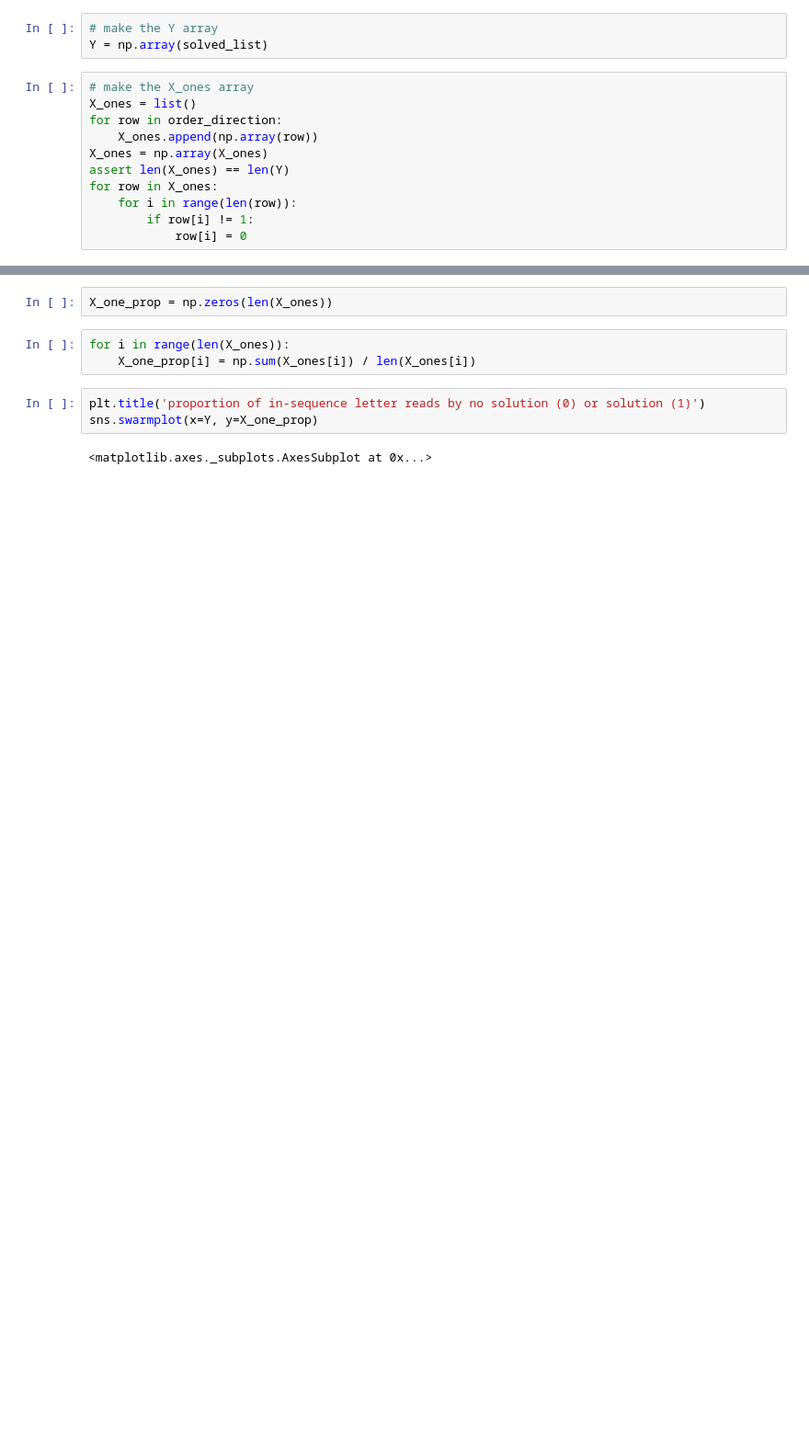
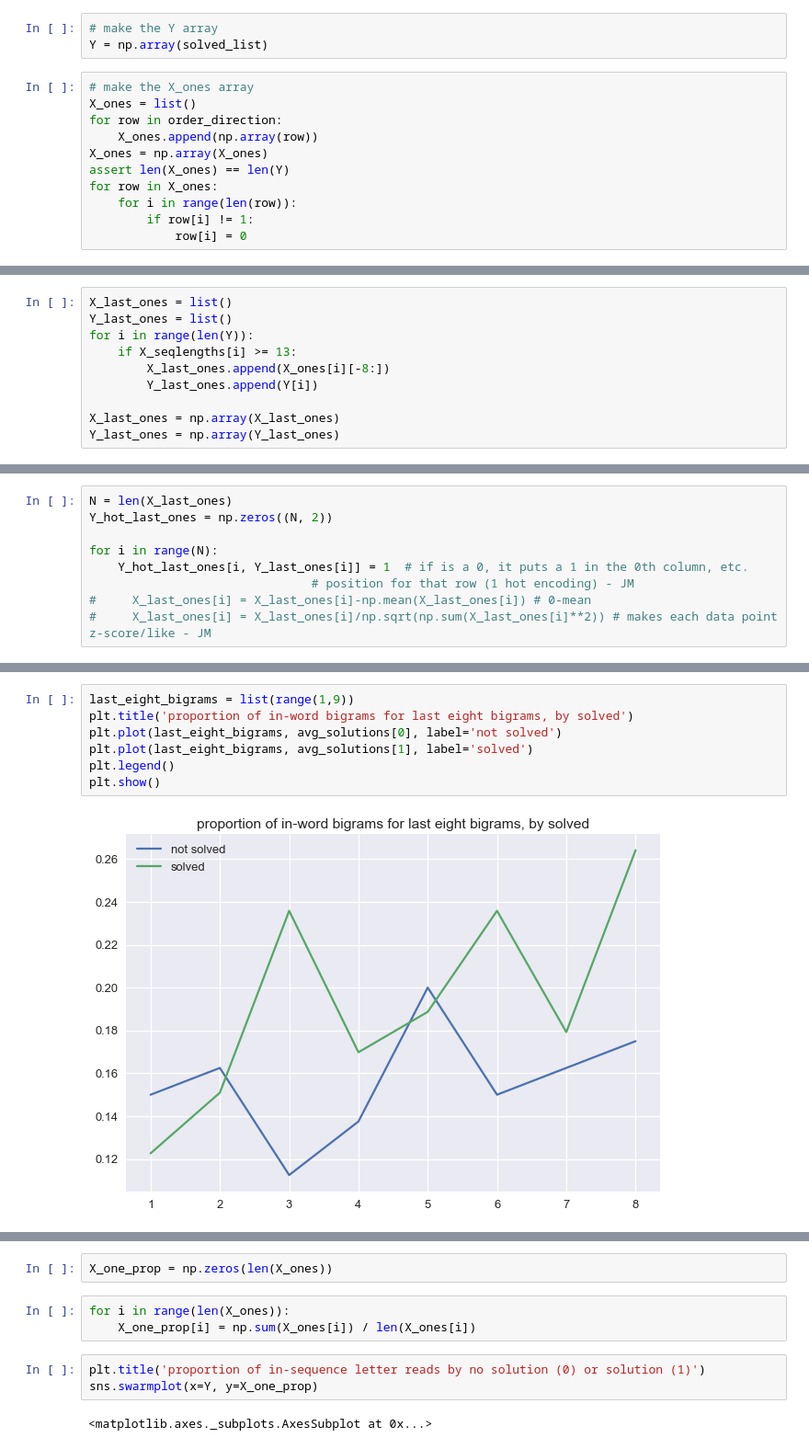
Before and after one commit to jessebmurray/eyetracking, a Jupyter notebook: par_data_total.ipynb, the cells around one changed output, grey strips where cells are left out. Shown at 92% size. Cells and saved outputs as stored; diff of their text form; blank space fills up the shorter version.

```diff
--- a/par_data_total.ipynb
+++ b/par_data_total.ipynb
@@ -814,0 +897,10 @@ for i in range(len(possible_bigram_counts_for_words)):
+# %%
+X_last_ones = list()
+Y_last_ones = list()
+for i in range(len(Y)):
+    if X_seqlengths[i] >= 13:
+        X_last_ones.append(X_ones[i][-8:])
+        Y_last_ones.append(Y[i])
+
+X_last_ones = np.array(X_last_ones)
+Y_last_ones = np.array(Y_last_ones)
@@ -814,0 +910,9 @@ for i in range(len(possible_bigram_counts_for_words)):
+# %%
+N = len(X_last_ones)
+Y_hot_last_ones = np.zeros((N, 2))
+
+for i in range(N):
+    Y_hot_last_ones[i, Y_last_ones[i]] = 1  # if is a 0, it puts a 1 in the 0th column, etc.
+                               # position for that row (1 hot encoding) - JM
+#     X_last_ones[i] = X_last_ones[i]-np.mean(X_last_ones[i]) # 0-mean
+#     X_last_ones[i] = X_last_ones[i]/np.sqrt(np.sum(X_last_ones[i]**2)) # makes each data point z-score/like - JM
@@ -814,0 +1017,9 @@ for i in range(len(possible_bigram_counts_for_words)):
+# %%
+last_eight_bigrams = list(range(1,9))
+plt.title('proportion of in-word bigrams for last eight bigrams, by solved')
+plt.plot(last_eight_bigrams, avg_solutions[0], label='not solved')
+plt.plot(last_eight_bigrams, avg_solutions[1], label='solved')
+plt.legend()
+plt.show()
+# %% [output]
+[figure, added]
```
Also changed, not shown: parts of 26 cells of this notebook.
